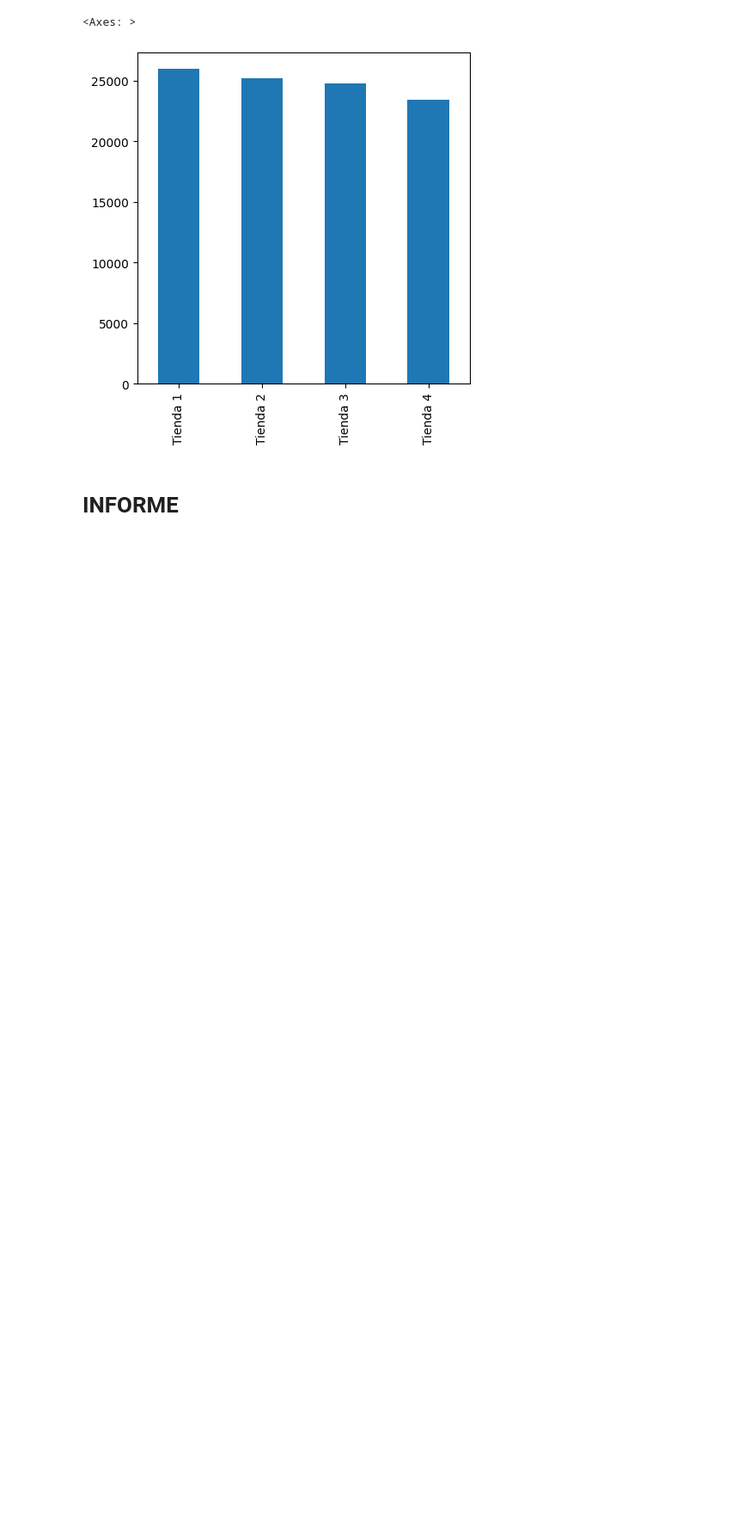
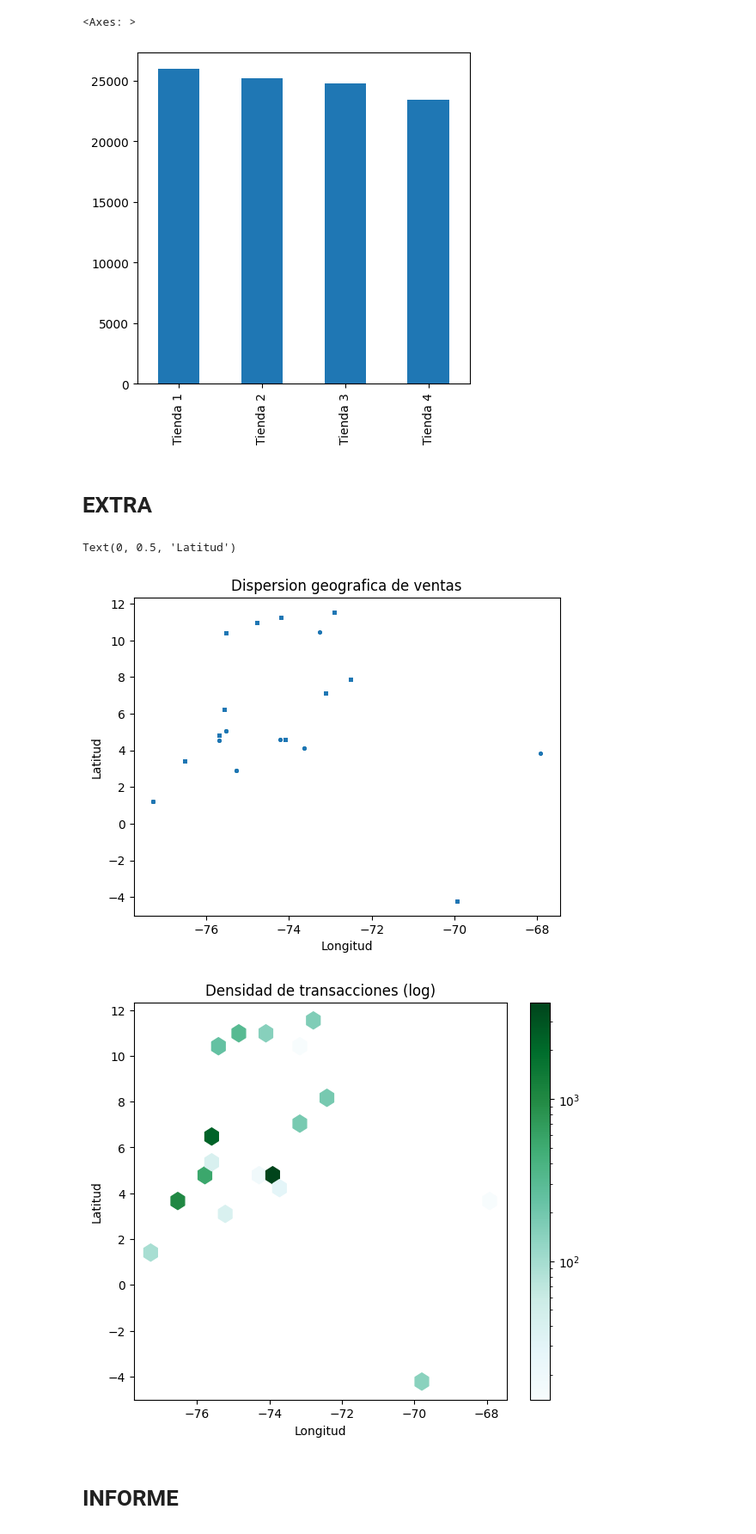
Before and after one commit to NicoLatina/Alura_Store, a Jupyter notebook: AluraStoreLatam.ipynb, the cells around one changed output. Shown at 86% size. Saved outputs shown, nothing was run; the diff lists cells and outputs as text; code cells hidden in the pictures; blank space fills up the shorter version.

```diff
--- a/AluraStoreLatam.ipynb
+++ b/AluraStoreLatam.ipynb
@@ -182,6 +182,31 @@ costos_envio_series.plot(kind="bar", figsize = (5,5))
 # %% [output]
 <Axes: >
 [figure]
+# %% [markdown]
+# EXTRA
+# %%
+import numpy as np
+import pandas as pd
+
+tiendas = pd.concat([tienda, tienda2, tienda3, tienda4], ignore_index= True)
+
+ax = tiendas.plot(kind="scatter", x="lon", y="lat", s=5, alpha=0.4, title="Dispersion geografica de ventas")
+ax.set_xlabel("Longitud"); ax.set_ylabel("Latitud")
+
+
+ax = tiendas.plot.hexbin(
+    x="lon", y="lat",
+    gridsize=25,      # baja si hay pocos puntos (15–30)
+    mincnt=1,         # oculta celdas vacías
+    bins="log",       # compensa rangos muy dispares
+    figsize=(7,6),
+    title="Densidad de transacciones (log)"
+)
+ax.set_xlabel("Longitud"); ax.set_ylabel("Latitud")
+# %% [output]
+Text(0, 0.5, 'Latitud')
+[figure, added]
+[figure, added]
 # %% [markdown]
 # INFORME
 # %% [markdown]
```
